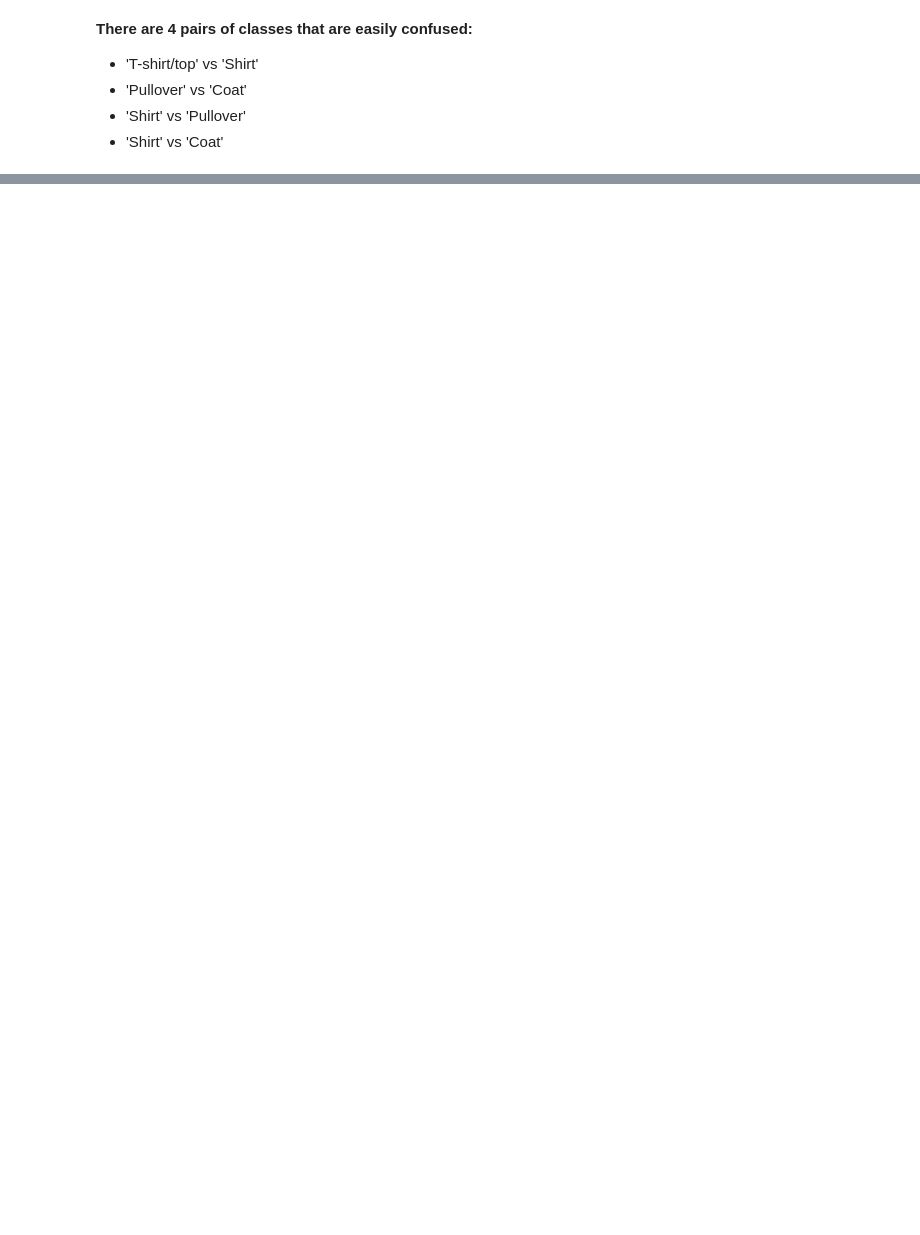
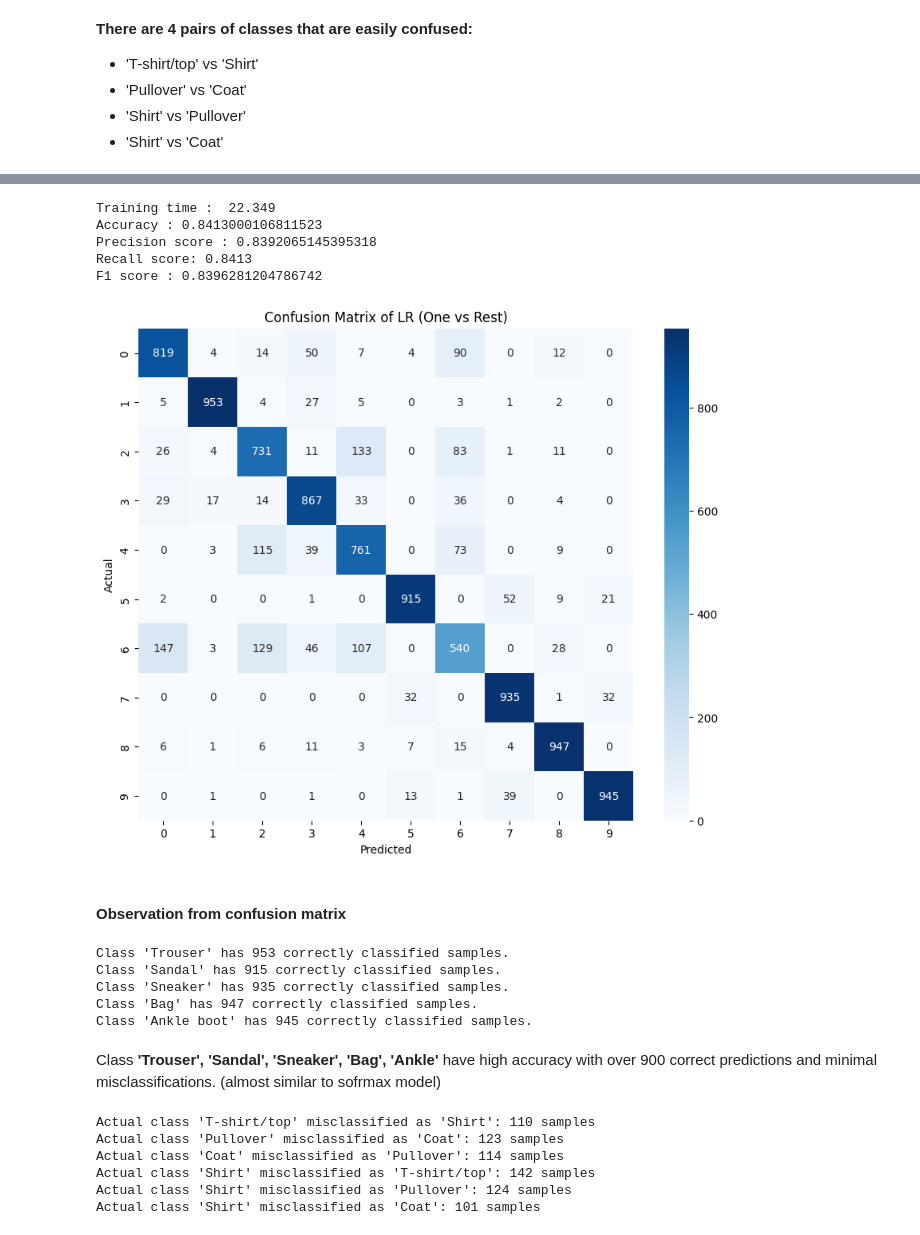
Before and after one commit to LeeTunMT/Team_Lab1_PR, a Jupyter notebook: model.ipynb, the cells around one changed output, grey strips where cells are left out. Cells and saved outputs as stored; diff of their text form; code cells hidden in the pictures; blank space fills up the shorter version.

```diff
--- a/model.ipynb
+++ b/model.ipynb
@@ -316,0 +356,69 @@ Actual class 'Shirt' misclassified as 'Coat': 101 samples
+# %%
+ovr_model=OneVsRestClassifier(cuMLLogisticRegression(max_iter=3000))
+
+
+start=time.time()
+ovr_model.fit(train_images, train_labels)
+ovr_training_time =time.time()-start
+
+preds = ovr_model.predict(test_images)
+pred_ovr = preds
+
+ovr_accuracy = accuracy_score(test_labels,preds)
+ovr_precision = precision_score(cp.asnumpy(test_labels), cp.asnumpy(preds), average='macro')
+ovr_recall = recall_score(cp.asnumpy(test_labels), cp.asnumpy(preds), average='macro')
+ovr_f1_score = f1_score(cp.asnumpy(test_labels), cp.asnumpy(preds), average='macro')
+
+
+print(f"Training time : {ovr_training_time : .3f}")
+print(f"Accuracy : {ovr_accuracy}")
+print(f"Precision score : {ovr_precision:} " )
+print(f"Recall score: {ovr_recall}")
+print(f"F1 score : {ovr_f1_score} ")
+
+# Confusion matrix
+ovr_conf_matrix = confusion_matrix(test_labels.astype('int32'),preds)
+ovr_conf_matrix = cp.asnumpy(ovr_conf_matrix)
+
+plt.figure(figsize=(10, 8))
+sns.heatmap(ovr_conf_matrix, annot=True, fmt='d', cmap='Blues')
+plt.xlabel('Predicted')
+plt.ylabel('Actual')
+plt.title('Confusion Matrix of LR (One vs Rest)')
+plt.show()
+# %% [output]
+Training time :  22.349
+Accuracy : 0.8413000106811523
+Precision score : 0.8392065145395318
+Recall score: 0.8413
+F1 score : 0.8396281204786742
+[figure, added]
+# %% [markdown]
+#### Observation from confusion matrix
+# %%
+# Filter and print classes with correctly classified samples >= 900
+for class_idx in range(ovr_conf_matrix.shape[0]):
+    correct_predictions = ovr_conf_matrix[class_idx, class_idx]
+    if correct_predictions >= 900:
+        print(f"Class '{class_names[class_idx]}' has {correct_predictions} correctly classified samples.")
+# %% [output]
+Class 'Trouser' has 953 correctly classified samples.
+Class 'Sandal' has 915 correctly classified samples.
+Class 'Sneaker' has 935 correctly classified samples.
+Class 'Bag' has 947 correctly classified samples.
+Class 'Ankle boot' has 945 correctly classified samples.
+# %% [markdown]
+Class **'Trouser', 'Sandal', 'Sneaker', 'Bag', 'Ankle'** have high accuracy with over 900 correct predictions and minimal misclassifications. (almost similar to sofrmax model)
+# %%
+# Filter and print class pairs with more than 100 misclassified samples, using class names
+for actual_class in range(ovr_conf_matrix.shape[0]):
+    for predicted_class in range(ovr_conf_matrix.shape[1]):
+        if actual_class != predicted_class and softmax_conf_matrix[actual_class, predicted_class] > 100:
+            print(f"Actual class '{class_names[actual_class]}' misclassified as '{class_names[predicted_class]}': {softmax_conf_matrix[actual_class, predicted_class]} samples")
+# %% [output]
+Actual class 'T-shirt/top' misclassified as 'Shirt': 110 samples
+Actual class 'Pullover' misclassified as 'Coat': 123 samples
+Actual class 'Coat' misclassified as 'Pullover': 114 samples
+Actual class 'Shirt' misclassified as 'T-shirt/top': 142 samples
+Actual class 'Shirt' misclassified as 'Pullover': 124 samples
+Actual class 'Shirt' misclassified as 'Coat': 101 samples
```
Also changed, not shown: parts of 77 cells of this notebook.
